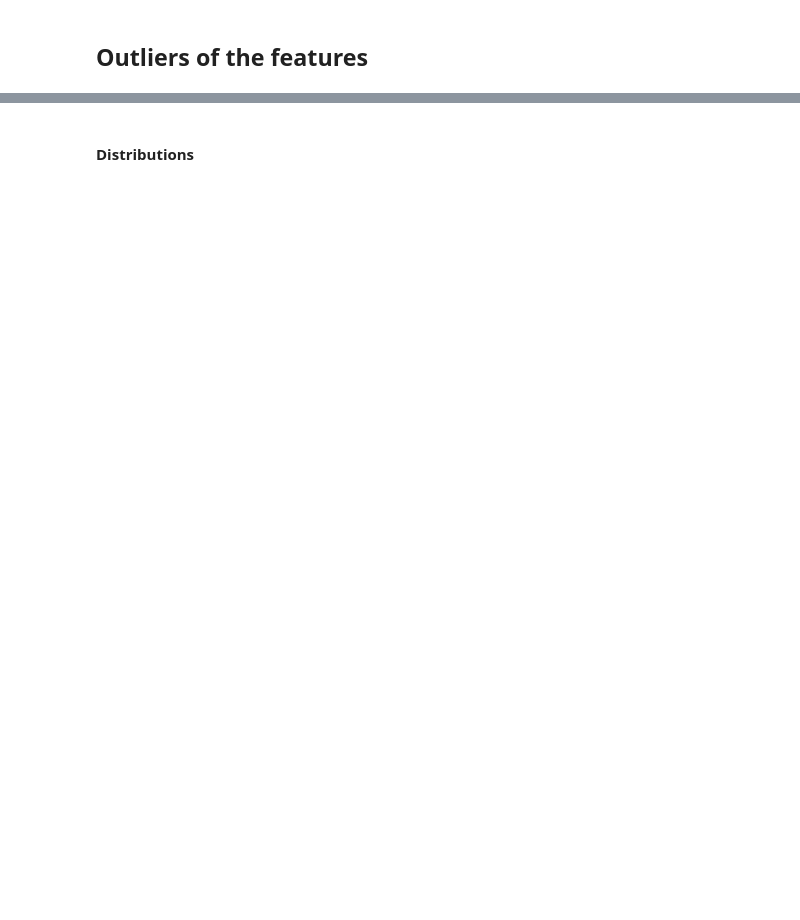
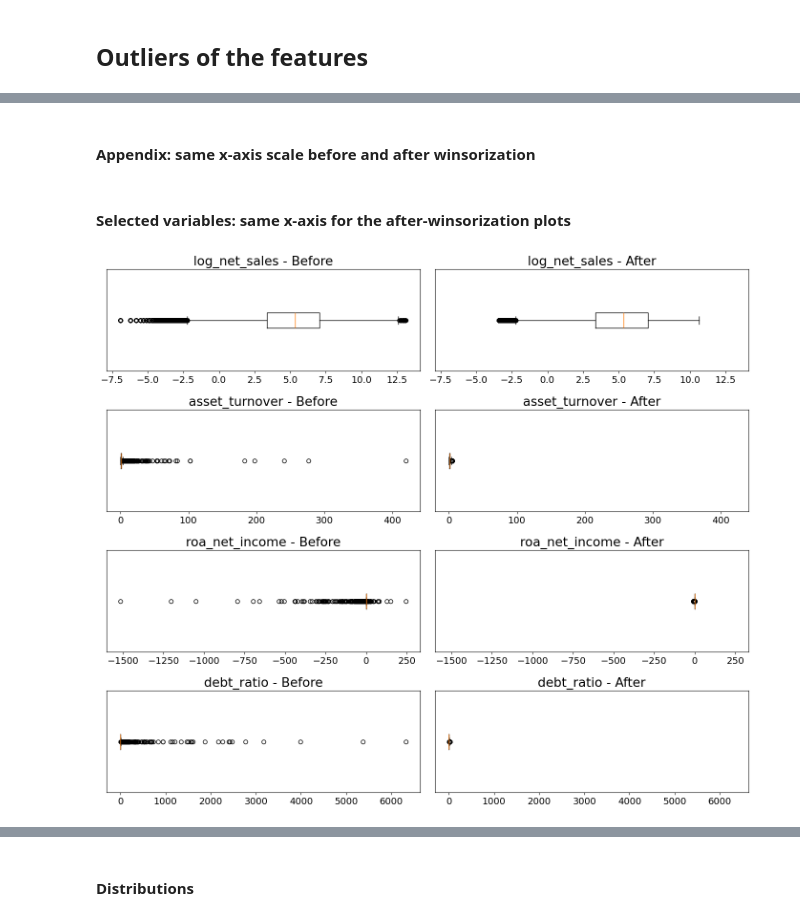
Before and after one commit to jonasstuds-gaard/master-thesis, a Jupyter notebook: Master Thesis/test.ipynb, the cells around one changed output, grey strips where cells are left out. Saved outputs shown, nothing was run; the diff lists cells and outputs as text; code cells hidden in the pictures; blank space fills up the shorter version.

```diff
--- a/Master Thesis/test.ipynb
+++ b/Master Thesis/test.ipynb
@@ -419,0 +530,2 @@ plt.show()
+# %% [markdown]
+#### Appendix: same x-axis scale before and after winsorization
@@ -419,0 +576,53 @@ plt.show()
+# %% [markdown]
+#### Selected variables: same x-axis for the after-winsorization plots
+# %%
+import numpy as np
+import matplotlib.pyplot as plt
+
+df_winsorization_selected= df_winsorization[["log_net_sales", "asset_turnover", "roa_net_income","debt_ratio"]]
+# --------------------------------------------------
+# 3. Plot selected variables with same x-axis scale
+# --------------------------------------------------
+
+selected_features = [
+    "log_net_sales",
+    "asset_turnover",
+    "roa_net_income",
+    "debt_ratio"
+]
+n_vars = len(selected_features)
+
+fig, axes = plt.subplots(n_vars, 2, figsize=(14, 3 * n_vars))
+
+# Ensures axes is 2-dimensional if only one variable is selected
+if n_vars == 1:
+    axes = np.array([axes])
+
+for i, col in enumerate(selected_features):
+    data_before = df_final_dataset[col]
+    data_after = df_winsorization[col]
+
+    # Common x-axis range based on before and after values
+    combined_min = min(data_before.min(), data_after.min())
+    combined_max = max(data_before.max(), data_after.max())
+
+    # Add small margin so points are not placed directly on the border
+    margin = 0.05 * (combined_max - combined_min)
+
+    # Before winsorization
+    axes[i, 0].boxplot(data_before, vert=False)
+    axes[i, 0].set_title(f"{col} - Before")
+    axes[i, 0].set_yticks([])
+    axes[i, 0].set_xlim(combined_min - margin, combined_max + margin)
+
+    # After winsorization
+    axes[i, 1].boxplot(data_after, vert=False)
+    axes[i, 1].set_title(f"{col} - After")
+    axes[i, 1].set_yticks([])
+    axes[i, 1].set_xlim(combined_min - margin, combined_max + margin)
+
+plt.tight_layout()
+plt.savefig("selected_boxplots_before_after_same_scale.pdf", bbox_inches="tight")
+plt.show()
+# %% [output]
+[figure, added]
```
Also changed, not shown: parts of 38 cells of this notebook, 11 other files.
